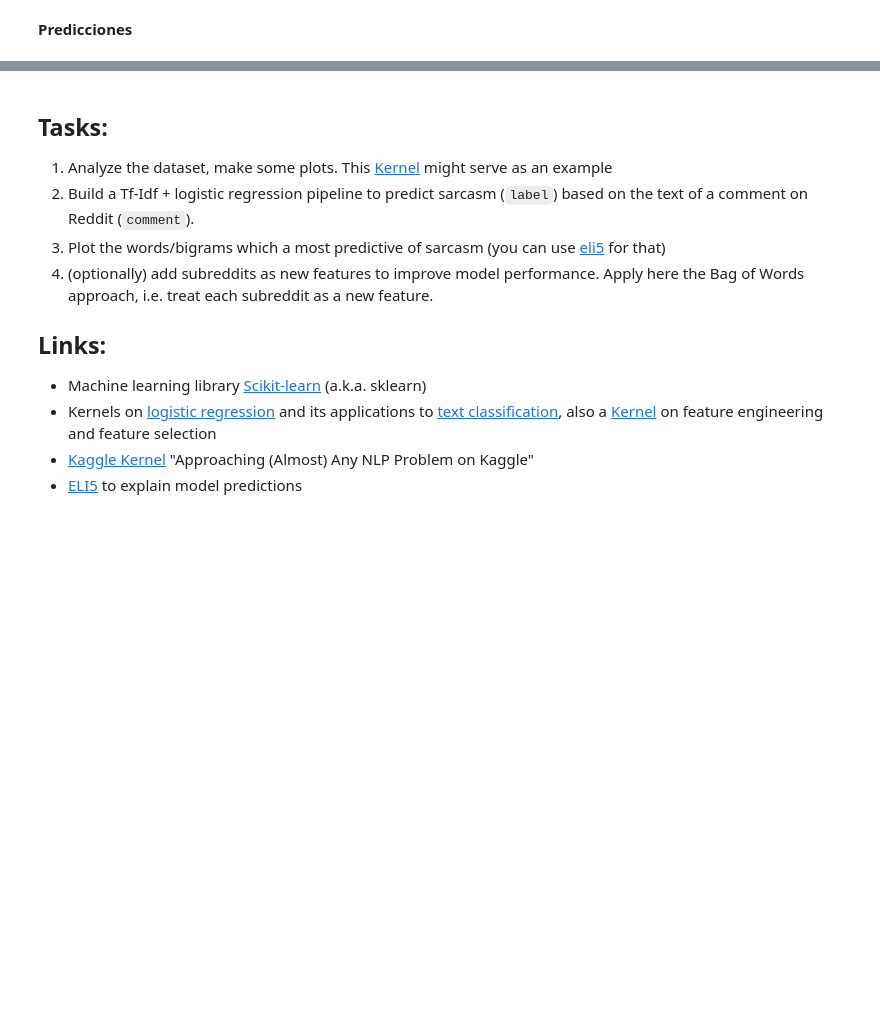
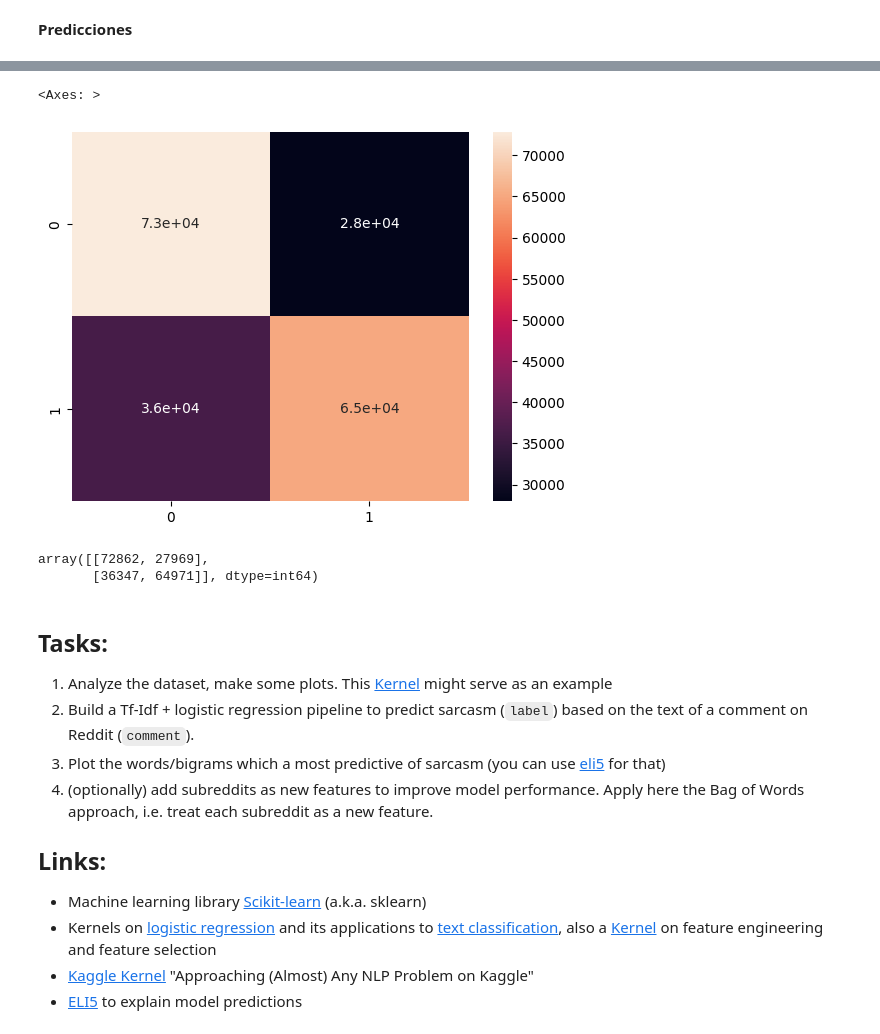
Before and after one commit to LauraGSanchz/DS_PT_09_2023, a Jupyter notebook: Machine_Learning/6-NLP/NLTK&CountVectorizer/ejercicios/sarcasm-detection.ipynb, the cells around one changed output, grey strips where cells are left out. Saved outputs shown, nothing was run; the diff lists cells and outputs as text; code cells hidden in the pictures; blank space fills up the shorter version.

```diff
--- a/Machine_Learning/6-NLP/NLTK&CountVectorizer/ejercicios/sarcasm-detection.ipynb
+++ b/Machine_Learning/6-NLP/NLTK&CountVectorizer/ejercicios/sarcasm-detection.ipynb
@@ -252,0 +474,33 @@ print(classification_report(test_labels, predictions))
+# %%
+preprocessor = ColumnTransformer(
+    transformers=[
+        ('text1', TfidfVectorizer(ngram_range=(1,2)), 'comment'),
+        ('text2', TfidfVectorizer(ngram_range=(1,2)), 'parent_comment'),
+        ('text3', CountVectorizer(ngram_range=(1,2)), 'subreddit'),
+    ]
+)
+
+# Aplicar las transformaciones al conjunto de datos X
+X_transformed3 = preprocessor.fit_transform(X)
+# %%
+X_train, X_test, y_train, y_test = train_test_split(X_transformed3, y, test_size=0.2, random_state=42)
+# %%
+
+log_reg = LogisticRegression()
+
+pipeline = Pipeline([
+      ('logistic', log_reg)
+])
+parameters = {
+    "logistic__penalty": ["l1", "l2"], # Regularizaciones L1
+    "logistic__C": [ 0.5, 1.0] # Cuanta regularizacion queremos
+
+}
+grid_search = GridSearchCV(pipeline,
+                          parameters,
+                          cv = 5,
+                          n_jobs = -1,
+                          scoring = 'accuracy',
+                          verbose = 1)
+
+grid_search.fit(X_train, y_train)
@@ -252,0 +509,7 @@ print(classification_report(test_labels, predictions))
+# %%
+print("Best params:", grid_search.best_params_)
+print("Best acc:", grid_search.best_score_)
+print("Best model:", grid_search.best_estimator_)
+
+predictions = grid_search.predict(X_test)
+print(classification_report(y_test, predictions))
@@ -253,3 +528,14 @@ print(classification_report(test_labels, predictions))
+# %%
+cf =confusion_matrix(y_test, predictions)
+sns.heatmap(cf, annot=True)
+# %% [output]
+<Axes: >
+[figure, added]
+# %%
+cf
+# %% [output]
+array([[72862, 27969],
+       [36347, 64971]], dtype=int64)
 # %% [markdown]
 ## Tasks:
 1. Analyze the dataset, make some plots. This [Kernel](https://www.kaggle.com/sudalairajkumar/simple-exploration-notebook-qiqc) might serve as an example
```
Also changed, not shown: parts of 37 cells of this notebook, 5 other files.
